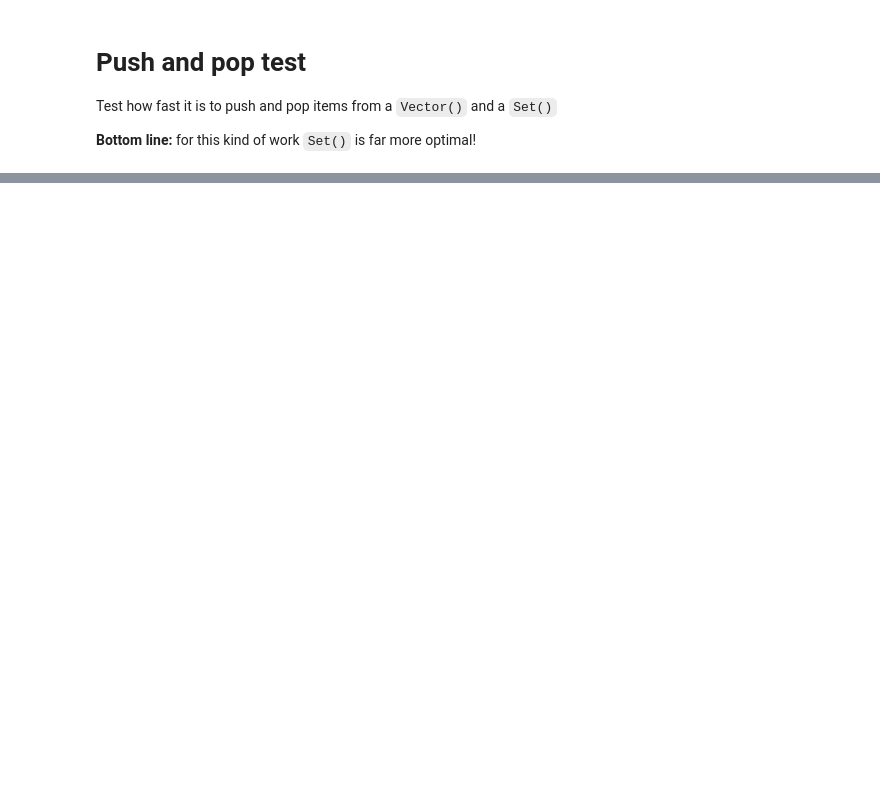
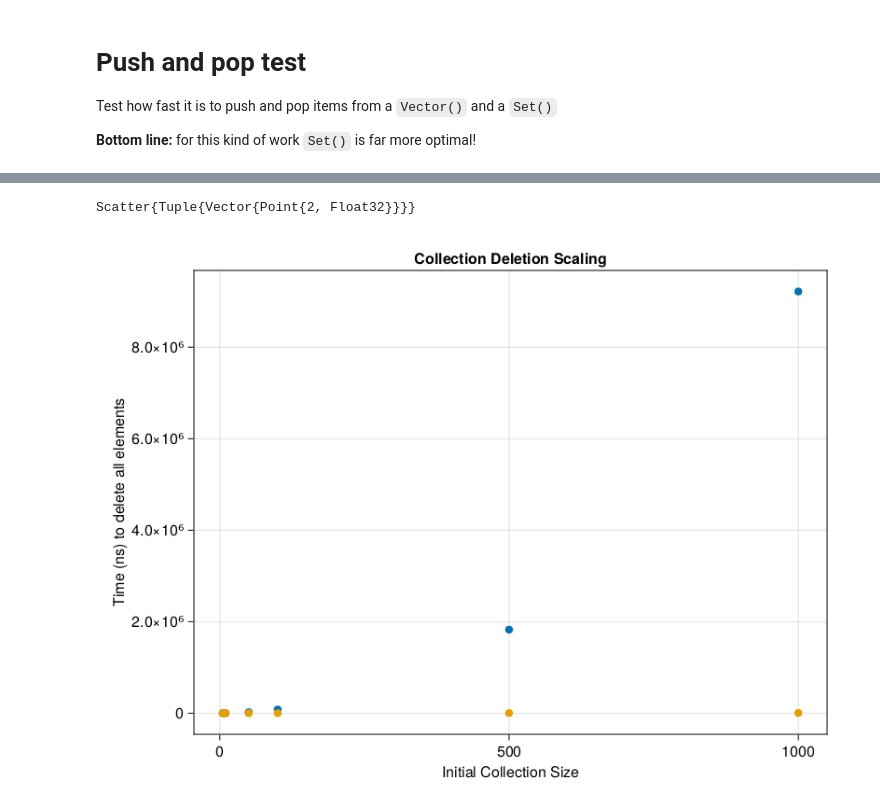
Before and after one commit to graeme-a-stewart/julia-playground, a Jupyter notebook: push-pop-test/pushpull.ipynb, the cells around one changed output, grey strips where cells are left out. Cells and saved outputs as stored; diff of their text form; code cells hidden in the pictures; blank space fills up the shorter version.

```diff
--- a/push-pop-test/pushpull.ipynb
+++ b/push-pop-test/pushpull.ipynb
@@ -120,0 +171,9 @@ BenchmarkTools.Trial: 10000 samples with 7 evaluations.
+# %%
+scatter!(ax, coll_sizes, time_v)
+scatter!(ax, coll_sizes, time_s)
+# %% [output]
+Scatter{Tuple{Vector{Point{2, Float32}}}}
+# %%
+f
+# %% [output]
+[figure, added]
```
Also changed, not shown: parts of 24 cells of this notebook, 3 other files.
